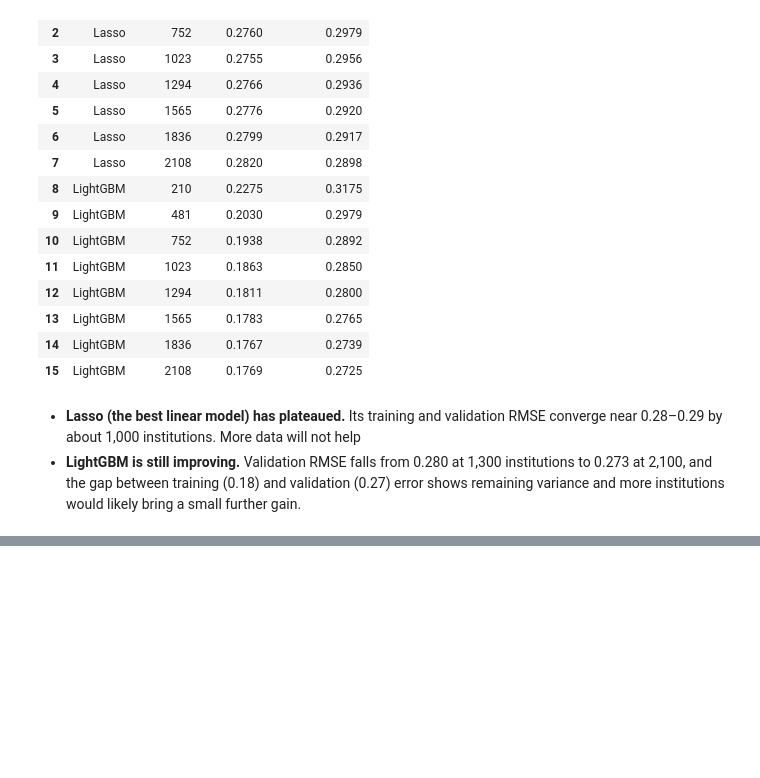
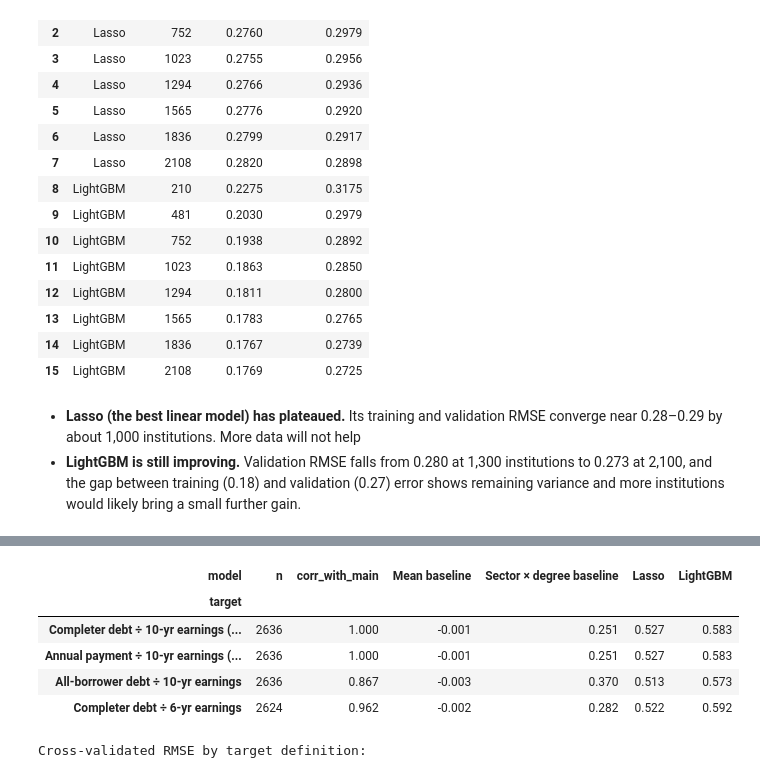
Before and after one commit to Raymay3/College-Debt-Burden-Prediction, a Jupyter notebook: notebooks/02_supervised_learning.ipynb, the cells around one changed output, grey strips where cells are left out. Cells and saved outputs as stored; diff of their text form; code cells hidden in the pictures; blank space fills up the shorter version.

```diff
--- a/notebooks/02_supervised_learning.ipynb
+++ b/notebooks/02_supervised_learning.ipynb
@@ -1047,0 +1086,72 @@ its nested-CV score of 0.274.
+# %%
+from sklearn.model_selection import PredefinedSplit
+
+RAW_INSTITUTION_FILE = (PROJECT_ROOT / "data" / "raw" / "College_Scorecard_Raw_Data_06032026"
+                        / "Most-Recent-Cohorts-Institution.csv.gz")
+OUTCOME_COLUMNS = ["GRAD_DEBT_MDN", "GRAD_DEBT_MDN10YR", "DEBT_MDN", "MD_EARN_WNE_P10", "MD_EARN_WNE_P6"]
+
+outcomes = pd.read_csv(RAW_INSTITUTION_FILE, usecols=[ID_COL] + OUTCOME_COLUMNS,
+                       na_values=["PS", "PrivacySuppressed", "NA", "NULL"], low_memory=False)
+# Branch campuses share outcome values (verified in 01), so one row per OPEID6 is kept.
+assert (outcomes.groupby(ID_COL)[OUTCOME_COLUMNS].nunique() <= 1).all().all()
+outcomes = train[[ID_COL, TARGET]].join(outcomes.groupby(ID_COL)[OUTCOME_COLUMNS].first(), on=ID_COL)
+assert np.allclose(np.log(outcomes["GRAD_DEBT_MDN"] / outcomes["MD_EARN_WNE_P10"]), outcomes[TARGET])
+
+
+def log_ratio(numerator, denominator):
+    valid = (numerator > 0) & (denominator > 0)
+    return np.log(numerator / denominator).where(valid)
+
+
+# How the proposal's payment measure relates to completer debt
+payment_factor = outcomes["GRAD_DEBT_MDN10YR"] / outcomes["GRAD_DEBT_MDN"]
+payment_target = log_ratio(12 * outcomes["GRAD_DEBT_MDN10YR"], outcomes["MD_EARN_WNE_P10"])
+print(f"Monthly payment / completer debt: min {payment_factor.min():.6f}, max {payment_factor.max():.6f}")
+print(f"Payment target minus main target: mean {(payment_target - outcomes[TARGET]).mean():+.4f}, "
+      f"SD {(payment_target - outcomes[TARGET]).std():.1e}")
+
+ALT_TARGETS = {
+    "Completer debt ÷ 10-yr earnings (main)": outcomes[TARGET],
+    "Annual payment ÷ 10-yr earnings (proposal)": payment_target,
+    "All-borrower debt ÷ 10-yr earnings": log_ratio(outcomes["DEBT_MDN"], outcomes["MD_EARN_WNE_P10"]),
+    "Completer debt ÷ 6-yr earnings": log_ratio(outcomes["GRAD_DEBT_MDN"], outcomes["MD_EARN_WNE_P6"]),
+}
+
+lasso_alpha = clone(SEARCHES["Lasso"]).fit(X, y).best_params_["model__alpha"]
+ALT_MODELS = {
+    "Mean baseline": DummyRegressor(strategy="mean"),
+    "Sector × degree baseline": GroupMeanRegressor(columns=("CONTROL", "PREDDEG")),
+    "Lasso": linear_pipeline(Lasso(alpha=lasso_alpha, max_iter=50_000)),
+    "LightGBM": clone(final_model),
+}
+
+alt_rows = []
+for target_name, target_values in ALT_TARGETS.items():
+    valid = target_values.notna().to_numpy()
+    folds = PredefinedSplit(fold_id[valid])
+    for model_name, model in ALT_MODELS.items():
+        cv = cross_validate(clone(model), X[valid], target_values[valid], cv=folds, scoring=SCORING)
+        alt_rows.append({
+            "target": target_name,
+            "n": int(valid.sum()),
+            "target_sd": target_values.std(),
+            "corr_with_main": target_values.corr(outcomes[TARGET]),
+            "model": model_name,
+            "rmse_mean": -cv["test_rmse"].mean(),
+            "rmse_std": cv["test_rmse"].std(ddof=1),
+            "r2_mean": cv["test_r2"].mean(),
+        })
+
+alt_results = pd.DataFrame(alt_rows)
+alt_results.to_csv(RESULTS_DIR / "alternative_targets.csv", index=False)
+
+summary = alt_results.pivot(index="target", columns="model", values="r2_mean")[list(ALT_MODELS)]
+summary = summary.loc[list(ALT_TARGETS)]
+summary.insert(0, "corr_with_main", alt_results.groupby("target")["corr_with_main"].first())
+summary.insert(0, "n", alt_results.groupby("target")["n"].first())
+print("\nCross-validated R² by target definition:")
+display(summary.round(3))
+print("Cross-validated RMSE by target definition:")
+display(alt_results.pivot(index="target", columns="model", values="rmse_mean")[list(ALT_MODELS)]
+        .loc[list(ALT_TARGETS)].round(4))
+# %% [output]
@@ -1047,0 +1162,7 @@ its nested-CV score of 0.274.
+| model | n | corr_with_main | Mean baseline | Sector × degree baseline | Lasso | LightGBM |
+| target |  |  |  |  |  |  |
+| Completer debt ÷ 10-yr earnings (... | 2636 | 1.000 | -0.001 | 0.251 | 0.527 | 0.583 |
+| Annual payment ÷ 10-yr earnings (... | 2636 | 1.000 | -0.001 | 0.251 | 0.527 | 0.583 |
+| All-borrower debt ÷ 10-yr earnings | 2636 | 0.867 | -0.003 | 0.370 | 0.513 | 0.573 |
+| Completer debt ÷ 6-yr earnings | 2624 | 0.962 | -0.002 | 0.282 | 0.522 | 0.592 |
+Cross-validated RMSE by target definition:
```
Also changed, not shown: parts of 18 cells of this notebook, 25 other files.
